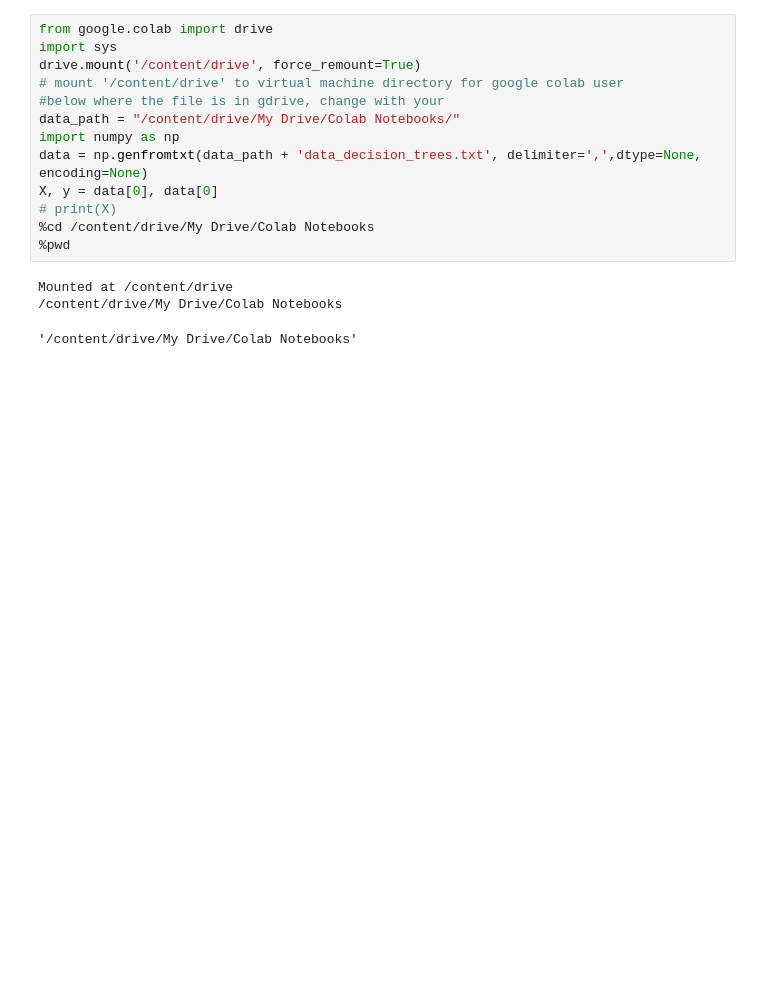
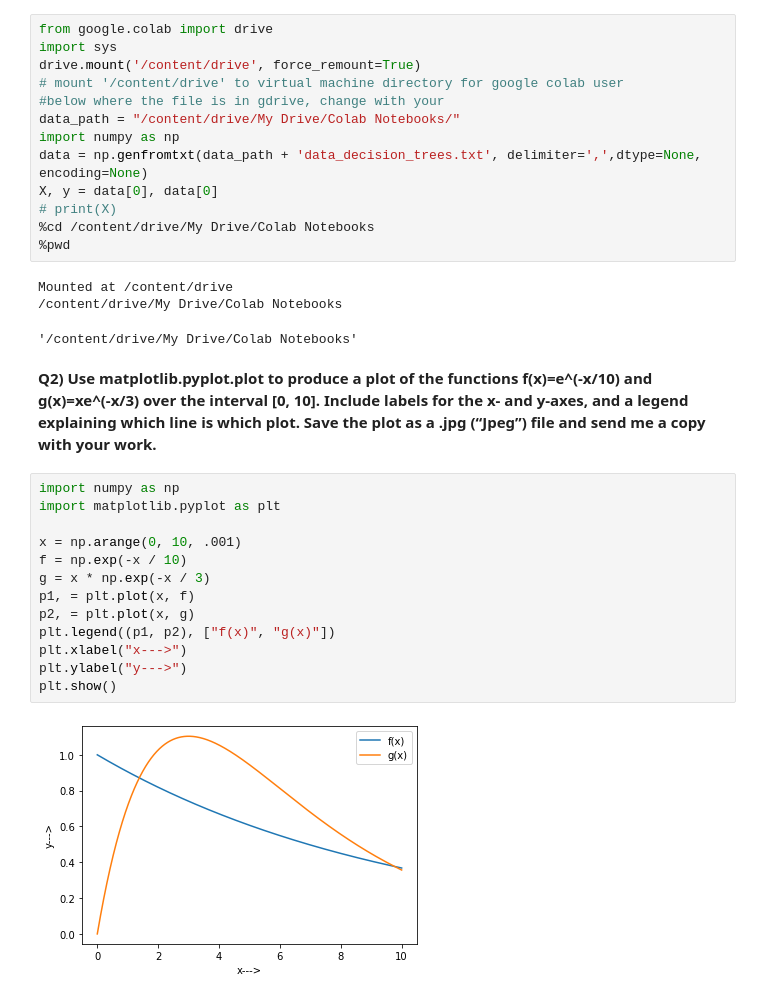
Before and after one commit to Aditigv/AI-ML-Lab, a Jupyter notebook: ML_AI_lab_3.ipynb, the cells around one changed output. Cells and saved outputs as stored; diff of their text form; blank space fills up the shorter version.

```diff
--- a/ML_AI_lab_3.ipynb
+++ b/ML_AI_lab_3.ipynb
@@ -152,3 +152,20 @@ X, y = data[0], data[0]
 Mounted at /content/drive
 /content/drive/My Drive/Colab Notebooks
 '/content/drive/My Drive/Colab Notebooks'
+# %% [markdown]
+**Q2) Use matplotlib.pyplot.plot to produce a plot of the functions f(x)=e^(-x/10) and g(x)=xe^(-x/3) over the interval [0, 10]. Include labels for the x- and y-axes, and a legend explaining which line is which plot. Save the plot as a .jpg (“Jpeg”) file and send me a copy with your work.**
+# %%
+import numpy as np
+import matplotlib.pyplot as plt
+
+x = np.arange(0, 10, .001)
+f = np.exp(-x / 10)
+g = x * np.exp(-x / 3)
+p1, = plt.plot(x, f)
+p2, = plt.plot(x, g)
+plt.legend((p1, p2), ["f(x)", "g(x)"])
+plt.xlabel("x--->")
+plt.ylabel("y--->")
+plt.show()
+# %% [output]
+[figure, added]
```
Also changed, not shown: parts of 1 cell of this notebook.
